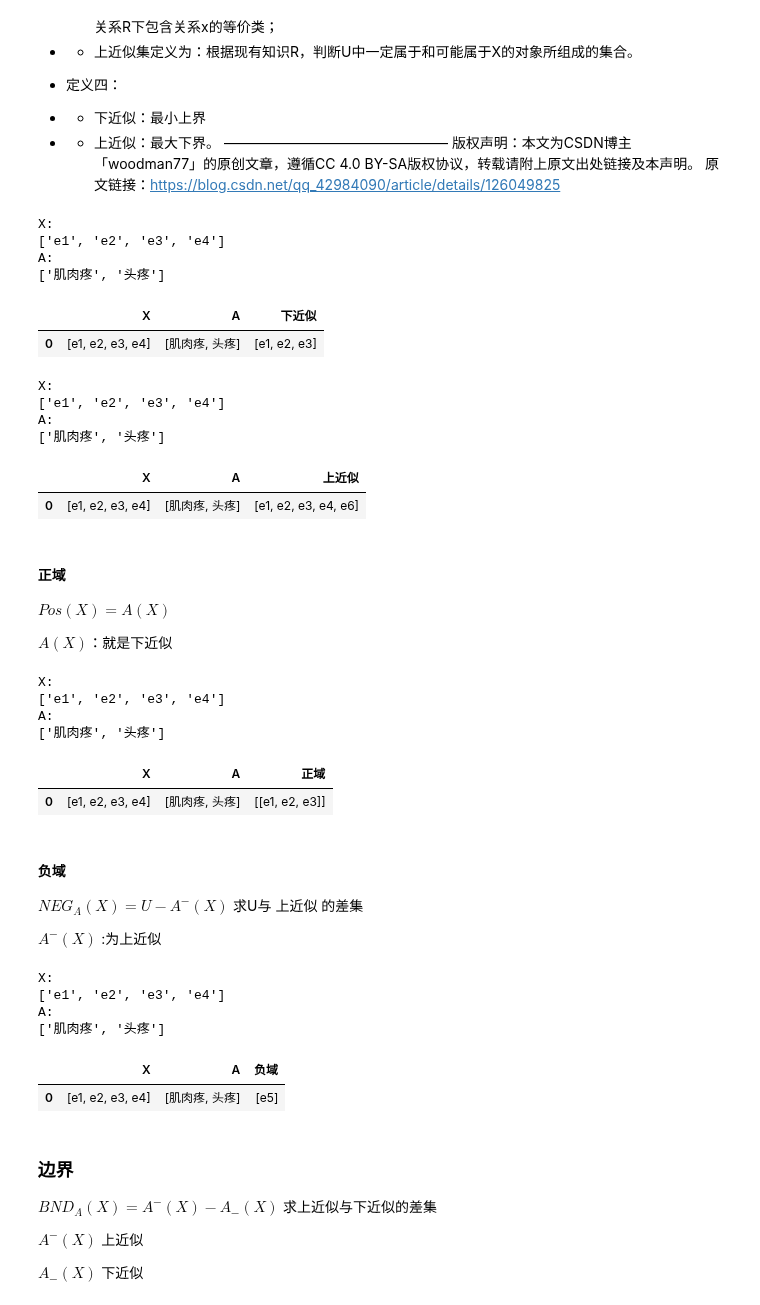
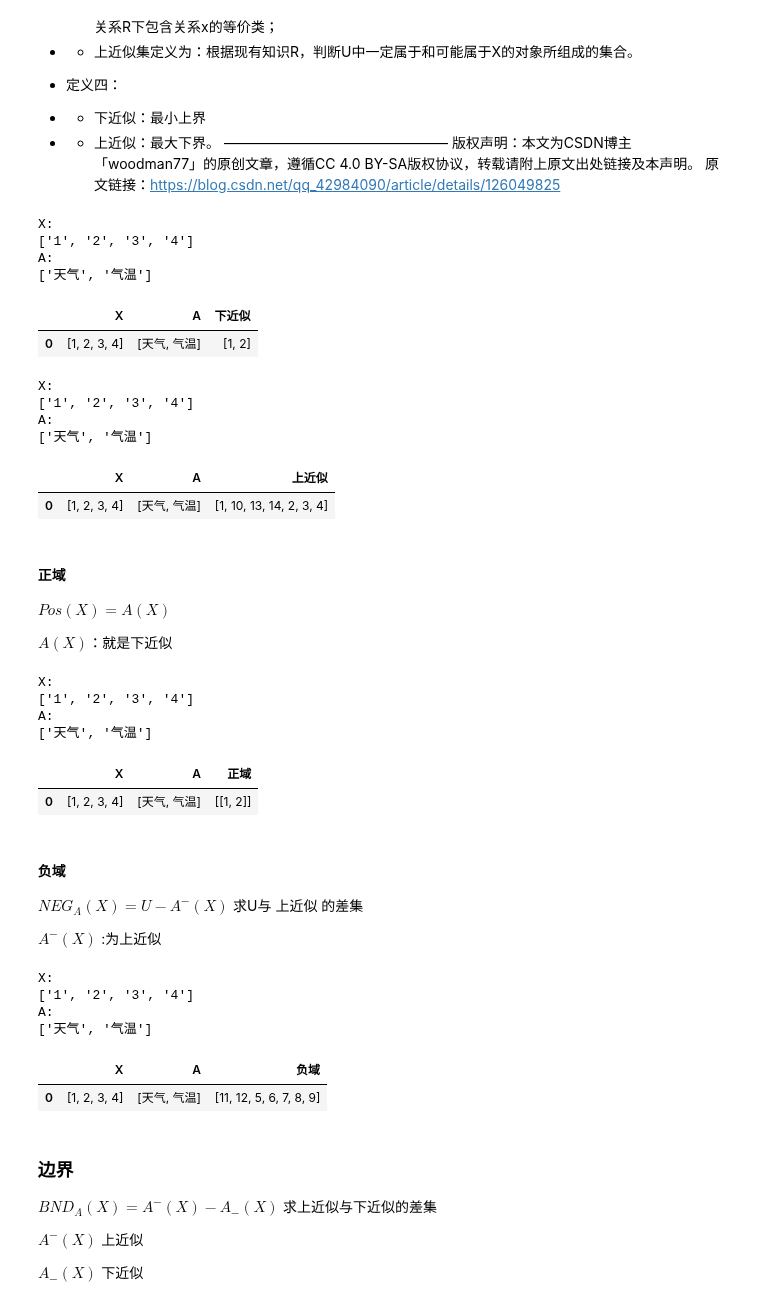
Before and after one commit to YiyaoZhang9527/Algorithm-class-at-Huai-Vocational-College, a Jupyter notebook: 数据预处理/特征选择/离散特征选择方法/粗糙集属性约减/粗糙集基础知识.ipynb, the cells around one changed output. Drawn from its saved outputs; the diff is of its cells as text; code cells hidden in the pictures.

```diff
--- a/数据预处理/特征选择/离散特征选择方法/粗糙集属性约减/粗糙集基础知识.ipynb
+++ b/数据预处理/特征选择/离散特征选择方法/粗糙集属性约减/粗糙集基础知识.ipynb
@@ -50,6 +50,29 @@ table
 | 3 | e4 | 否 | 是 | 正常 | 否 |
 | 4 | e5 | 否 | 否 | 高 | 否 |
 | 5 | e6 | 否 | 是 | 很高 | 是 |
+# %%
+table = pd.DataFrame(
+    data = np.matrix(
+        [
+            ["1","晴","热","高","无风","N"]
+            ,["2","晴","热","高","有风","N"]
+            ,["3","多云","热","高","无风","P"]
+            ,["4","雨","适中","高","无风","P"]
+            ,["5","雨","冷","正常","无风","P"]
+            ,["6","雨","冷","正常","无风","N"]
+            ,["7","多云","冷","正常","有风","P"]
+            ,["8","晴","适中","高","无风","N"]
+            ,["9","晴","冷","正常","无风","P"]
+            ,["10","雨","适中","正常","无风","P"]
+            ,["11","晴","适中","正常","无风","P"]
+            ,["12","多云","适中","高","有风","P"]
+            ,["13","多云","热","正常","无风","P"]
+            ,["14","雨","适中","高","有风","N"]
+
+        ]
+    )
+    ,columns = ["No.","天气","气温","湿度","风","类别"]
+)
 # %% [markdown]
 #### 决策属性 $ D $
 * 决策属性其实就相当于平时分类建模时候训练数据的标签
@@ -364,18 +407,18 @@ def lower_approximation(U,X,R,A,out_dataframe=None):
     return return_eq
 
 
-X_case = ["e1","e2","e3","e4"]
+X_case = ["1","2","3","4"]
 print(f"X:\n{X_case}")
-A=["肌肉疼","头疼"]
+A=["天气","气温"]
 print(f"A:\n{A}")
 lower_approximation(U=U,X=X_case,R=R,A=A,out_dataframe=True)
 # %% [output]
 X:
-['e1', 'e2', 'e3', 'e4']
+['1', '2', '3', '4']
 A:
-['肌肉疼', '头疼']
+['天气', '气温']
 |  | X | A | 下近似 |
-| 0 | [e1, e2, e3, e4] | [肌肉疼, 头疼] | [e1, e2, e3] |
+| 0 | [1, 2, 3, 4] | [天气, 气温] | [1, 2] |
 # %%
 def upper_approximation(U,X,R,A,out_dataframe=None):
     """上近似
@@ -412,18 +455,18 @@ def upper_approximation(U,X,R,A,out_dataframe=None):
         return pd.DataFrame(return_eq)
     return return_eq
 
-X_case = ["e1","e2","e3","e4"]
+X_case =  ["1","2","3","4"]
 print(f"X:\n{X_case}")
-A=["肌肉疼","头疼"]
+A=["天气","气温"]
 print(f"A:\n{A}")
 upper_approximation(U=U,X=X_case,R=R,A=A,out_dataframe=True)
 # %% [output]
 X:
-['e1', 'e2', 'e3', 'e4']
+['1', '2', '3', '4']
 A:
-['肌肉疼', '头疼']
+['天气', '气温']
 |  | X | A | 上近似 |
-| 0 | [e1, e2, e3, e4] | [肌肉疼, 头疼] | [e1, e2, e3, e4, e6] |
+| 0 | [1, 2, 3, 4] | [天气, 气温] | [1, 10, 13, 14, 2, 3, 4] |
 # %% [markdown]
 #### 正域
 $ Pos(X) = A(X) $
@@ -432,35 +475,35 @@ $ A(X) $：就是下近似
 # %%
 def Pos_A(U,X,R,A,out_dataframe=None):
     """正域
 
     Args:
         U (_type_): _description_
         X (_type_): _description_
         R (_type_): _description_
         A (_type_): _description_
         out_dataframe (_type_, optional): _description_. Defaults to None.
 
     Returns:
         _type_: _description_
     """
     A_lower = lower_approximation(U=U,X=X,R=R,A=A)['下近似']
     return_eq = {"X":[X],"A":[A],"正域":[A_lower]}
     if out_dataframe:
         return pd.DataFrame(return_eq)
     return return_eq
 
-X_case = ["e1","e2","e3","e4"]
+X_case =  ["1","2","3","4"]
 print(f"X:\n{X_case}")
-A=["肌肉疼","头疼"]
+A=["天气","气温"]
 print(f"A:\n{A}")
 Pos_A(U=U,X=X_case,R=R,A=A,out_dataframe=True)
 # %% [output]
 X:
-['e1', 'e2', 'e3', 'e4']
+['1', '2', '3', '4']
 A:
-['肌肉疼', '头疼']
+['天气', '气温']
 |  | X | A | 正域 |
-| 0 | [e1, e2, e3, e4] | [肌肉疼, 头疼] | [[e1, e2, e3]] |
+| 0 | [1, 2, 3, 4] | [天气, 气温] | [[1, 2]] |
 # %% [markdown]
 #### 负域
 
@@ -491,18 +534,18 @@ def NEG_A(U,X,R,A,out_dataframe=None):
         return pd.DataFrame(return_eq)
     return return_eq
 
-X_case = ["e1","e2","e3","e4"]
+X_case =  ["1","2","3","4"]
 print(f"X:\n{X_case}")
-A=["肌肉疼","头疼"]
+A=["天气","气温"]
 print(f"A:\n{A}")
 NEG_A(U=U,X=X_case,R=R,A=A,out_dataframe=True)
 # %% [output]
 X:
-['e1', 'e2', 'e3', 'e4']
+['1', '2', '3', '4']
 A:
-['肌肉疼', '头疼']
+['天气', '气温']
 |  | X | A | 负域 |
-| 0 | [e1, e2, e3, e4] | [肌肉疼, 头疼] | [e5] |
+| 0 | [1, 2, 3, 4] | [天气, 气温] | [11, 12, 5, 6, 7, 8, 9] |
 # %% [markdown]
 ### 边界
 
```
Also changed, not shown: parts of 12 cells of this notebook.
